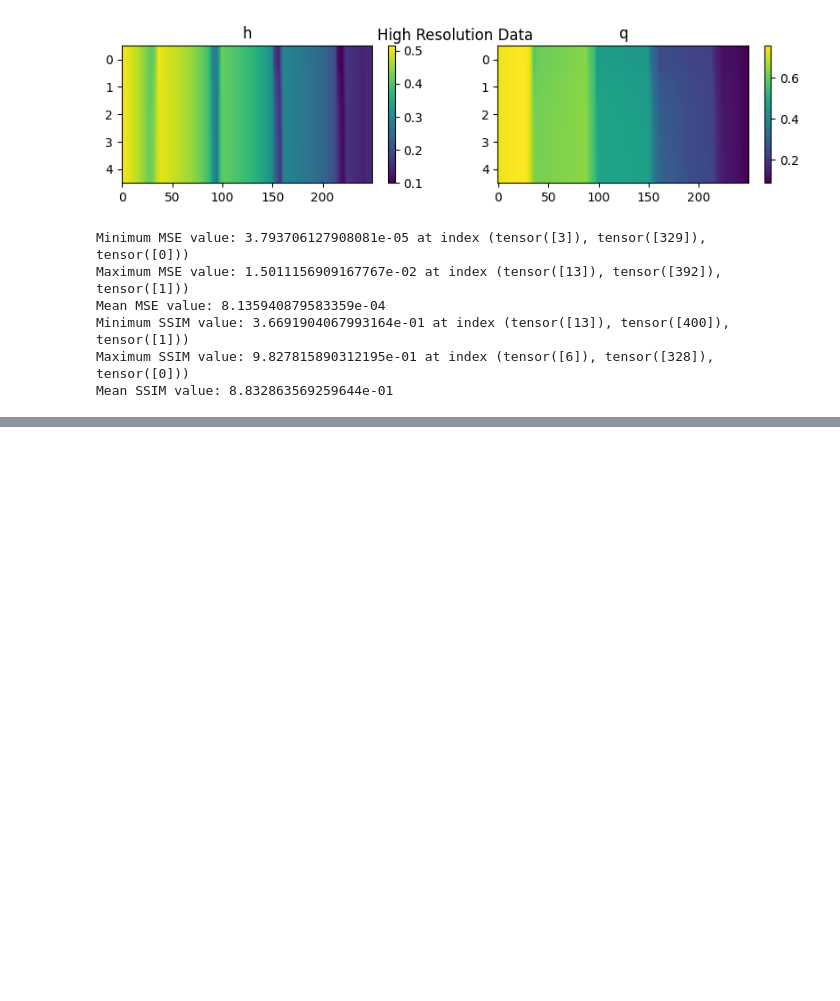
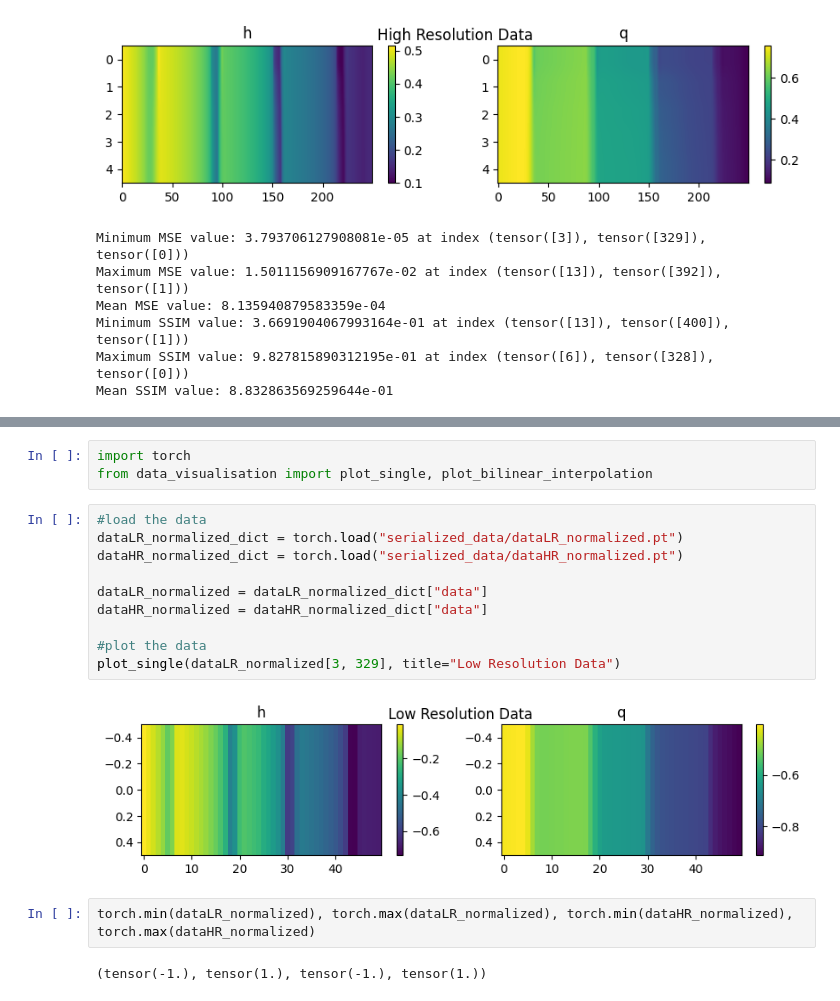
Before and after one commit to MaximeD34/downscaling, a Jupyter notebook: tests.ipynb, the cells around one changed output, grey strips where cells are left out. Cells and saved outputs as stored; diff of their text form; blank space fills up the shorter version.

```diff
--- a/tests.ipynb
+++ b/tests.ipynb
@@ -110,0 +119,19 @@ Mean SSIM value: 8.832863569259644e-01
+# %%
+import torch
+from data_visualisation import plot_single, plot_bilinear_interpolation
+# %%
+#load the data
+dataLR_normalized_dict = torch.load("serialized_data/dataLR_normalized.pt")
+dataHR_normalized_dict = torch.load("serialized_data/dataHR_normalized.pt")
+
+dataLR_normalized = dataLR_normalized_dict["data"]
+dataHR_normalized = dataHR_normalized_dict["data"]
+
+#plot the data
+plot_single(dataLR_normalized[3, 329], title="Low Resolution Data")
+# %% [output]
+[figure, added]
+# %%
+torch.min(dataLR_normalized), torch.max(dataLR_normalized), torch.min(dataHR_normalized), torch.max(dataHR_normalized)
+# %% [output]
+(tensor(-1.), tensor(1.), tensor(-1.), tensor(1.))
```
Also changed, not shown: parts of 2 cells of this notebook, 10 other files.
